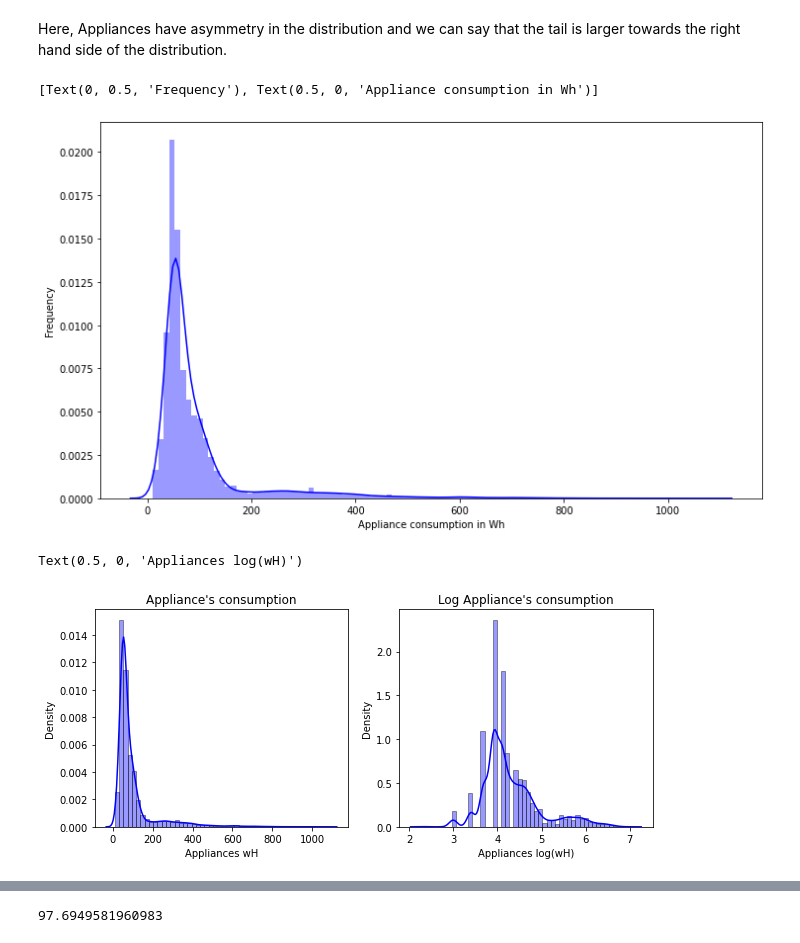
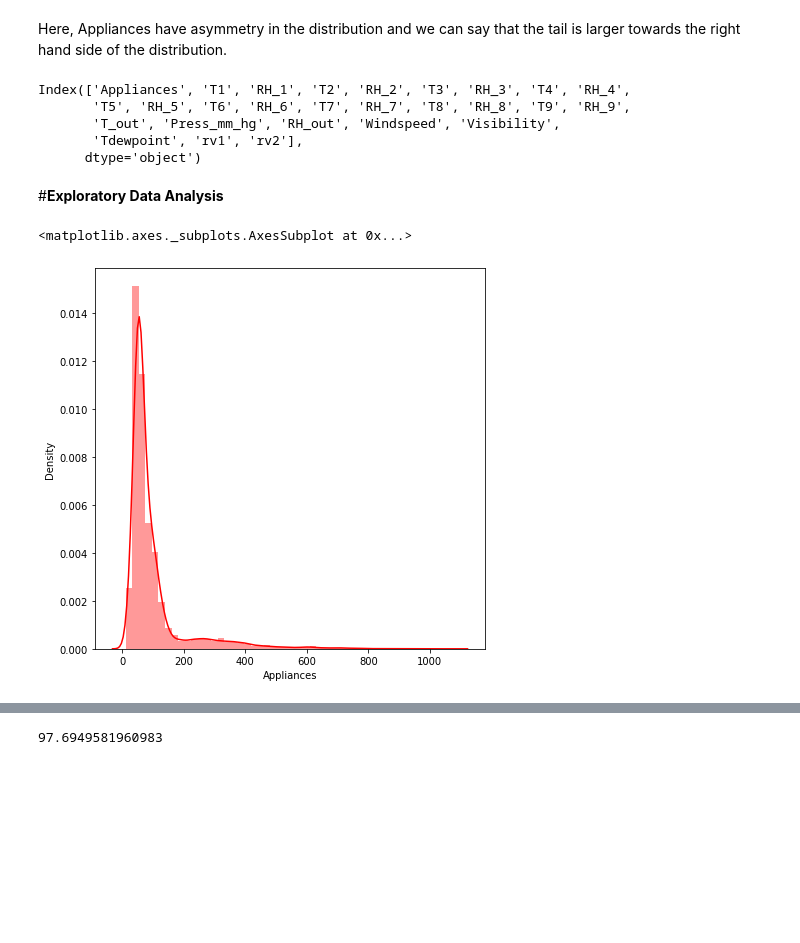
Before and after one commit to meetdelvadiya/Appliance-Energy-Prediction, a Jupyter notebook: Appliance_Energy_Prediction_Project_Meet_Delvadiya.ipynb, the cells around one changed output, grey strips where cells are left out. Drawn from its saved outputs; the diff is of its cells as text; code cells hidden in the pictures; blank space fills up the shorter version.

```diff
--- a/Appliance_Energy_Prediction_Project_Meet_Delvadiya.ipynb
+++ b/Appliance_Energy_Prediction_Project_Meet_Delvadiya.ipynb
@@ -238,21 +249,19 @@ dtype: float64
 Here, Appliances have asymmetry in the distribution and we can say that the tail is larger towards the right hand side of the distribution.
-# %%
-# Distribution of values in Applainces column
-f = plt.figure(figsize=(12,7))
-ax=sns.distplot(dataset['Appliances'],bins=100 ,color = 'blue')
-ax.set(xlabel='Appliance consumption in Wh', ylabel='Frequency')
-# %% [output]
-[Text(0, 0.5, 'Frequency'), Text(0.5, 0, 'Appliance consumption in Wh')]
-[figure, removed]
-# %%
-f, axes = plt.subplots(1, 2,figsize=(10,4))
-sns.distplot((dataset['Appliances'] ), hist=True, color = 'blue',hist_kws={'edgecolor':'black'},ax=axes[0])
-axes[0].set_title("Appliance's consumption")
-axes[0].set_xlabel('Appliances wH')
-
-sns.distplot((np.log(dataset['Appliances'])), hist=True, color = 'blue',hist_kws={'edgecolor':'black'},ax=axes[1])
-axes[1].set_title("Log Appliance's consumption")
-axes[1].set_xlabel('Appliances log(wH)')
-# %% [output]
-Text(0.5, 0, 'Appliances log(wH)')
-[figure, removed]
+# %%
+numeric_features = dataset.describe().columns
+numeric_features
+# %% [output]
+Index(['Appliances', 'T1', 'RH_1', 'T2', 'RH_2', 'T3', 'RH_3', 'T4', 'RH_4',
+       'T5', 'RH_5', 'T6', 'RH_6', 'T7', 'RH_7', 'T8', 'RH_8', 'T9', 'RH_9',
+       'T_out', 'Press_mm_hg', 'RH_out', 'Windspeed', 'Visibility',
+       'Tdewpoint', 'rv1', 'rv2'],
+      dtype='object')
+# %% [markdown]
+#**Exploratory Data Analysis**
+# %%
+# Dependent variable 'Appliances'
+plt.figure(figsize=(7,7))
+sns.distplot(dataset['Appliances'],color="r")
+# %% [output]
+<matplotlib.axes._subplots.AxesSubplot at 0x...>
+[figure, added]
```
Also changed, not shown: parts of 181 cells of this notebook.
